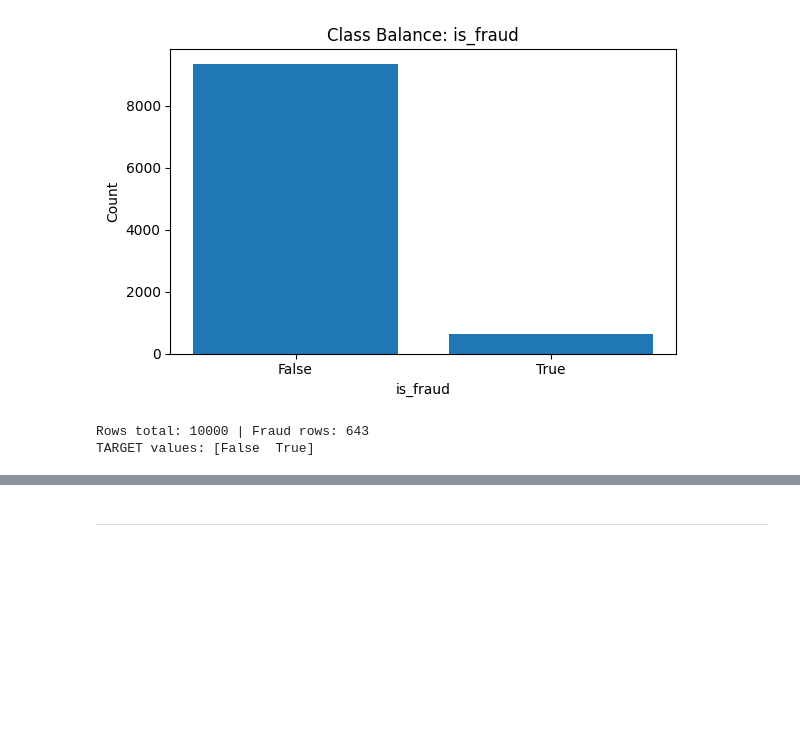
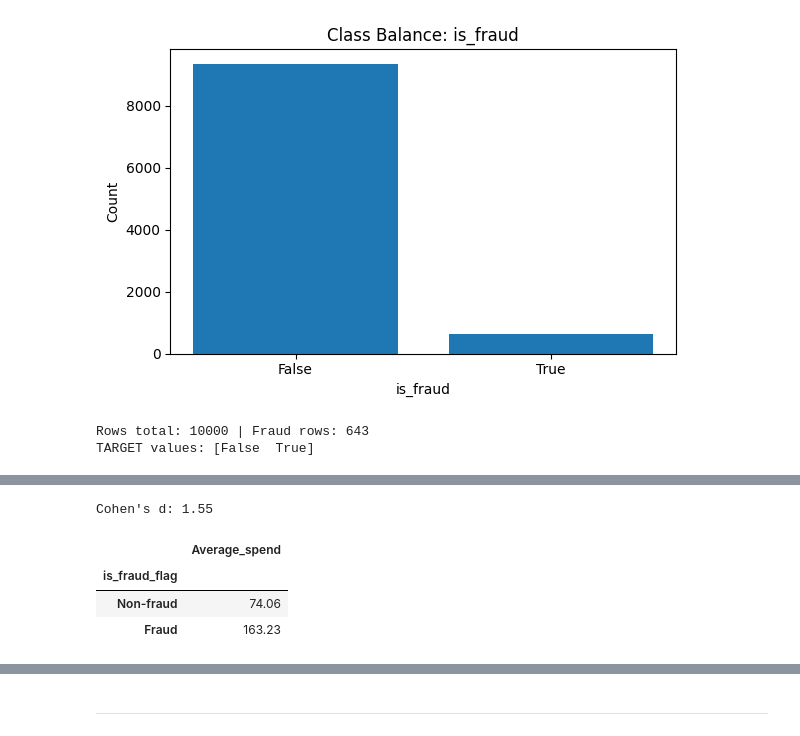
Before and after one commit to Ninestein666/E-Commerce-Fraud-Detection-Capstone, a Jupyter notebook: jupyter_notebooks/EDA.ipynb, the cells around one changed output, grey strips where cells are left out. Drawn from its saved outputs; the diff is of its cells as text; code cells hidden in the pictures; blank space fills up the shorter version.

Commit message:
EDA completed, updated risk scoring code added and transaction risk score added

```diff
--- a/jupyter_notebooks/EDA.ipynb
+++ b/jupyter_notebooks/EDA.ipynb
@@ -327,0 +555,13 @@ Top 10 countries by fraud rate:
+# %%
+# Cohen's d for two independent groups
+def cohens_d(a, b):
+    a = a.dropna(); b = b.dropna()
+    na, nb = len(a), len(b)
+    sa2, sb2 = a.var(ddof=1), b.var(ddof=1)
+    sp2 = ((na-1)*sa2 + (nb-1)*sb2) / (na+nb-2)  # pooled variance
+    return (a.mean() - b.mean()) / np.sqrt(sp2)
+
+d = cohens_d(fraud_amt, legit_amt)
+print("Cohen's d:", round(d, 2))
+# %% [output]
+Cohen's d: 1.55
@@ -327,0 +572,21 @@ Top 10 countries by fraud rate:
+# %%
+TARGET      = "is_fraud"   # fraud label column
+FRAUD_VALUE = 1            # value that means "fraud" (e.g., 1, True, "Fraud")
+AMOUNT      = "amount"     # transaction value column
+
+# Average spend for non-fraud vs fraud in one table
+avg_spend = (
+    df.assign(is_fraud_flag = (df[TARGET] == FRAUD_VALUE).astype(int))
+      .groupby("is_fraud_flag")[AMOUNT]
+      .mean()
+      .round(2)
+      .rename(index={0:"Non-fraud", 1:"Fraud"})
+      .to_frame("Average_spend")
+)
+
+display(avg_spend)
+# %% [output]
+|  | Average_spend |
+| is_fraud_flag |  |
+| Non-fraud | 74.06 |
+| Fraud | 163.23 |
```
Also changed, not shown: parts of 11 cells of this notebook, 2 other files.
